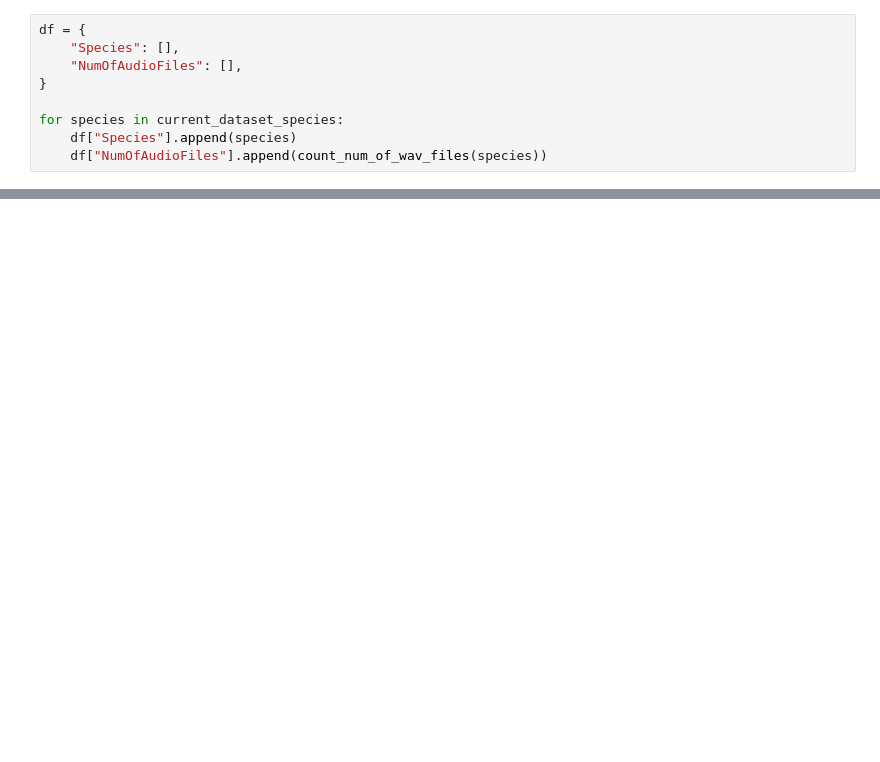
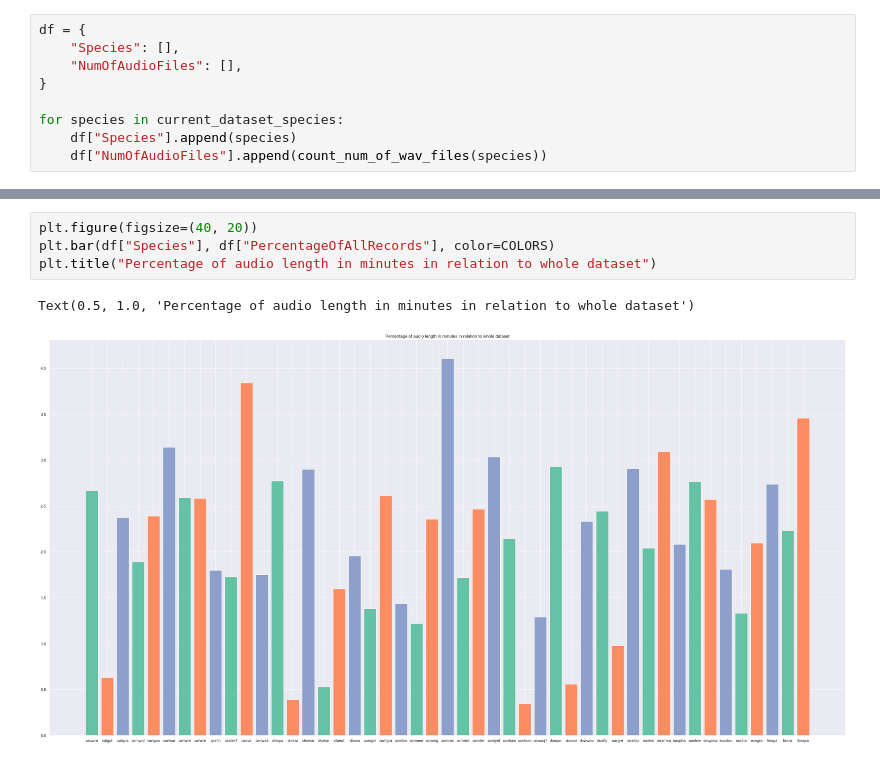
Before and after one commit to PyMati/BirdSongRecognitionDNN, a Jupyter notebook: data.ipynb, the cells around one changed output, grey strips where cells are left out. Cells and saved outputs as stored; diff of their text form; blank space fills up the shorter version.

```diff
--- a/data.ipynb
+++ b/data.ipynb
@@ -92,0 +114,7 @@ array([[<Axes: title={'center': 'NumOfAudioFiles'}>]], dtype=object)
+# %%
+plt.figure(figsize=(40, 20))
+plt.bar(df["Species"], df["PercentageOfAllRecords"], color=COLORS)
+plt.title("Percentage of audio length in minutes in relation to whole dataset")
+# %% [output]
+Text(0.5, 1.0, 'Percentage of audio length in minutes in relation to whole dataset')
+[figure, added]
```
Also changed, not shown: parts of 17 cells of this notebook.
